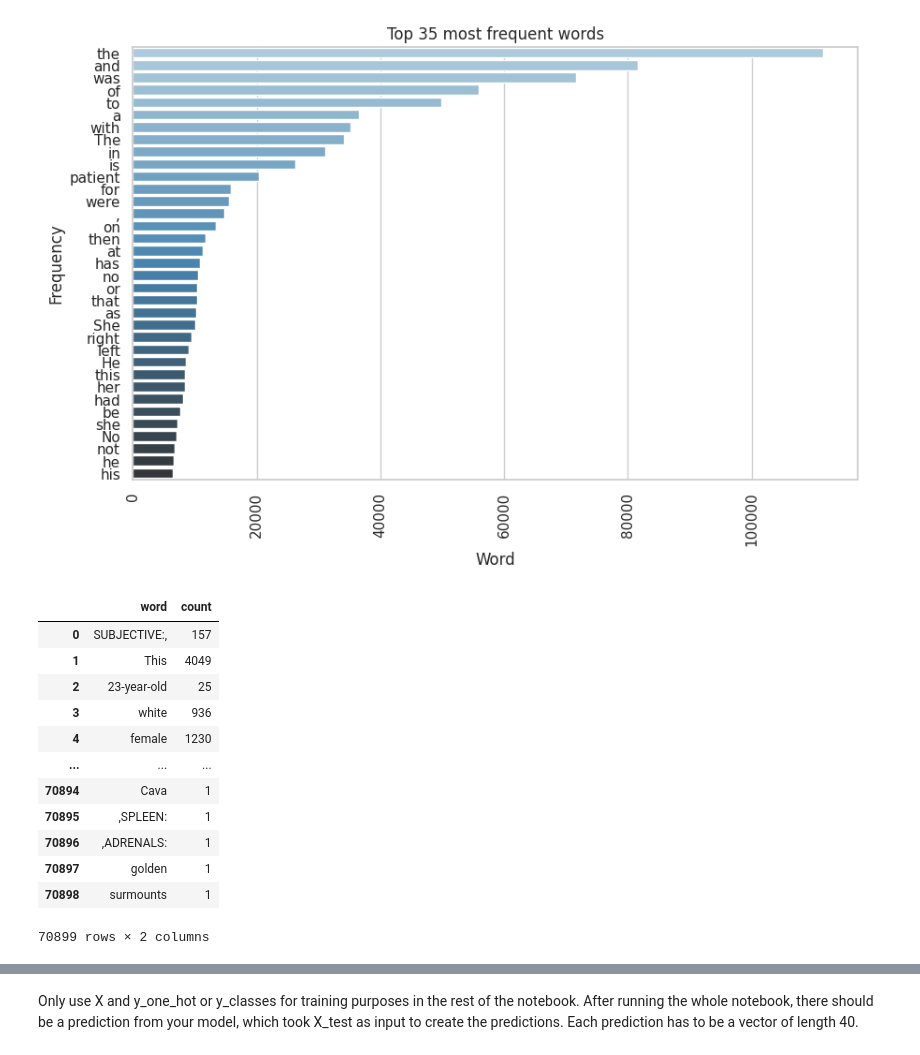
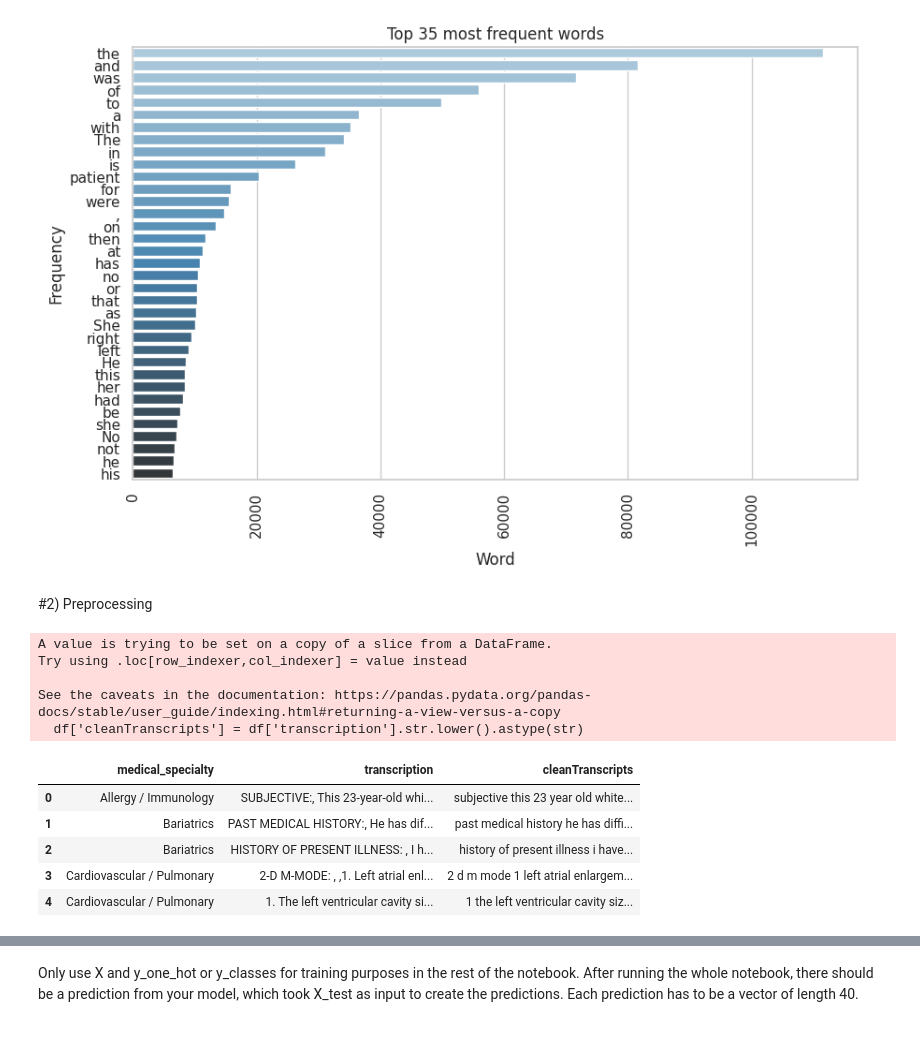
Before and after one commit to DerManjuel/MIR, a Jupyter notebook: NLP_MIR_Herbst_Katz_Meyer.ipynb, the cells around one changed output, grey strips where cells are left out. Drawn from its saved outputs; the diff is of its cells as text; code cells hidden in the pictures.

```diff
--- a/NLP_MIR_Herbst_Katz_Meyer.ipynb
+++ b/NLP_MIR_Herbst_Katz_Meyer.ipynb
@@ -101,19 +94,30 @@ plt.xticks(rotation=90)
 plt.show()
 # %% [output]
 [figure]
-# %%
-word_counts_df
-# %% [output]
-|  | word | count |
-| 0 | SUBJECTIVE:, | 157 |
-| 1 | This | 4049 |
-| 2 | 23-year-old | 25 |
-| 3 | white | 936 |
-| 4 | female | 1230 |
-| ... | ... | ... |
-| 70894 | Cava | 1 |
-| 70895 | ,SPLEEN: | 1 |
-| 70896 | ,ADRENALS: | 1 |
-| 70897 | golden | 1 |
-| 70898 | surmounts | 1 |
-70899 rows × 2 columns
+# %% [markdown]
+#2) Preprocessing
+# %%
+import string
+#Clean the data (lowercase, removing all punctuation, etc.)
+# remove empty rows
+df = df.dropna(subset=['transcription'])
+
+# lowercase all transcripts
+df['cleanTranscripts'] = df['transcription'].str.lower().astype(str)
+
+# remove punctuation from the notes and replace them with a space
+df["cleanTranscripts"] = df["cleanTranscripts"].str.replace(r"[{}]".format(string.punctuation), " ")
+
+df.head()
+# %% [output]
+A value is trying to be set on a copy of a slice from a DataFrame.
+Try using .loc[row_indexer,col_indexer] = value instead
+
+See the caveats in the documentation: https://pandas.pydata.org/pandas-docs/stable/user_guide/indexing.html#returning-a-view-versus-a-copy
+  df['cleanTranscripts'] = df['transcription'].str.lower().astype(str)
+|  | medical_specialty | transcription | cleanTranscripts |
+| 0 | Allergy / Immunology | SUBJECTIVE:, This 23-year-old whi... | subjective this 23 year old white... |
+| 1 | Bariatrics | PAST MEDICAL HISTORY:, He has dif... | past medical history he has diffi... |
+| 2 | Bariatrics | HISTORY OF PRESENT ILLNESS: , I h... | history of present illness i have... |
+| 3 | Cardiovascular / Pulmonary | 2-D M-MODE: , ,1. Left atrial enl... | 2 d m mode 1 left atrial enlargem... |
+| 4 | Cardiovascular / Pulmonary | 1. The left ventricular cavity si... | 1 the left ventricular cavity siz... |
```
Also changed, not shown: parts of 16 cells of this notebook.
